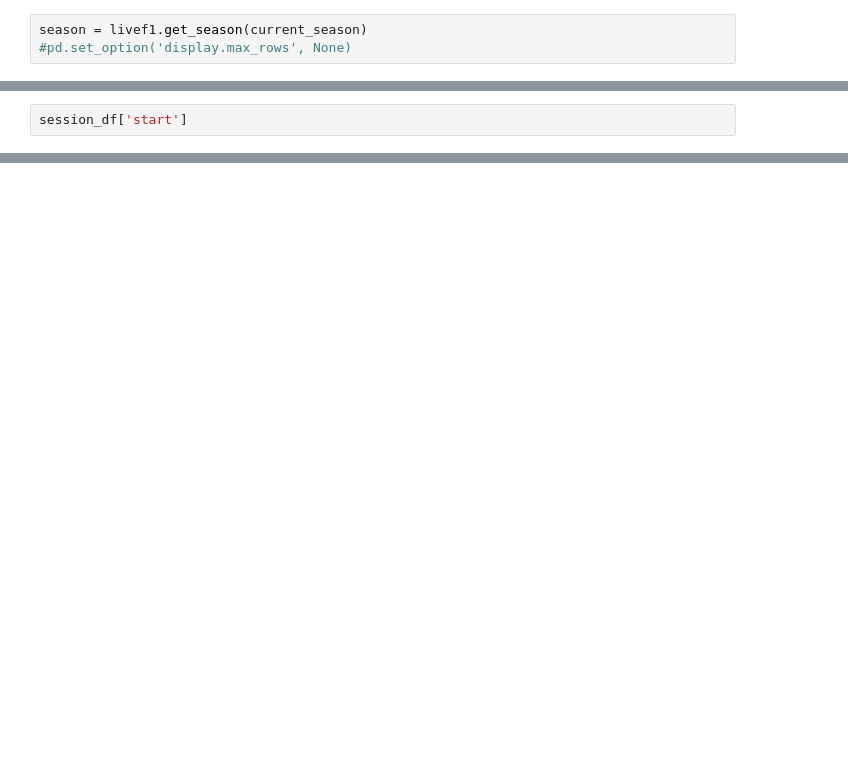
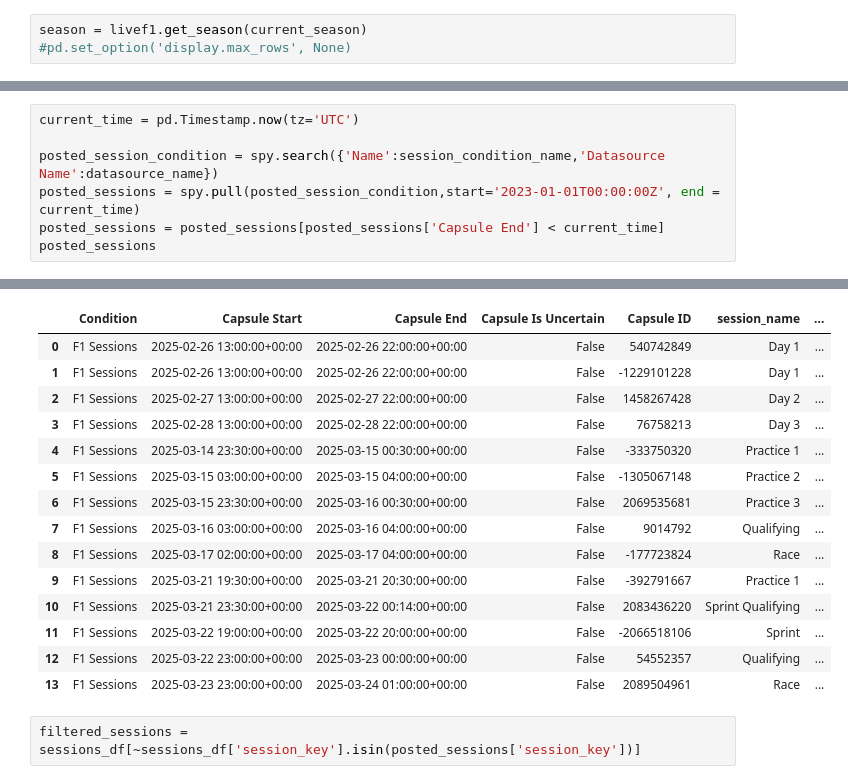
Before and after one commit to shamus-cunningham/seeq-f1, a Jupyter notebook: Push_Signals_Conditions.ipynb, the cells around one changed output, grey strips where cells are left out. Cells and saved outputs as stored; diff of their text form; blank space fills up the shorter version.

```diff
--- a/Push_Signals_Conditions.ipynb
+++ b/Push_Signals_Conditions.ipynb
@@ -67,2 +52,8 @@ sessions_df['Capsule End'] = sessions_df['session_endDate'] + sessions_df['gmtof
-# %%
-session_df['start']
+# %%
+current_time = pd.Timestamp.now(tz='UTC')
+
+posted_session_condition = spy.search({'Name':session_condition_name,'Datasource Name':datasource_name})
+posted_sessions = spy.pull(posted_session_condition,start='2023-01-01T00:00:00Z', end = current_time)
+posted_sessions = posted_sessions[posted_sessions['Capsule End'] < current_time]
+posted_sessions
+# %% [output]
@@ -68,0 +63,17 @@ session_df['start']
+|  | Condition | Capsule Start | Capsule End | Capsule Is Uncertain | Capsule ID | session_name | ... |
+| 0 | F1 Sessions | 2025-02-26 13:00:00+00:00 | 2025-02-26 22:00:00+00:00 | False | 540742849 | Day 1 | ... |
+| 1 | F1 Sessions | 2025-02-26 13:00:00+00:00 | 2025-02-26 22:00:00+00:00 | False | -1229101228 | Day 1 | ... |
+| 2 | F1 Sessions | 2025-02-27 13:00:00+00:00 | 2025-02-27 22:00:00+00:00 | False | 1458267428 | Day 2 | ... |
+| 3 | F1 Sessions | 2025-02-28 13:00:00+00:00 | 2025-02-28 22:00:00+00:00 | False | 76758213 | Day 3 | ... |
+| 4 | F1 Sessions | 2025-03-14 23:30:00+00:00 | 2025-03-15 00:30:00+00:00 | False | -333750320 | Practice 1 | ... |
+| 5 | F1 Sessions | 2025-03-15 03:00:00+00:00 | 2025-03-15 04:00:00+00:00 | False | -1305067148 | Practice 2 | ... |
+| 6 | F1 Sessions | 2025-03-15 23:30:00+00:00 | 2025-03-16 00:30:00+00:00 | False | 2069535681 | Practice 3 | ... |
+| 7 | F1 Sessions | 2025-03-16 03:00:00+00:00 | 2025-03-16 04:00:00+00:00 | False | 9014792 | Qualifying | ... |
+| 8 | F1 Sessions | 2025-03-17 02:00:00+00:00 | 2025-03-17 04:00:00+00:00 | False | -177723824 | Race | ... |
+| 9 | F1 Sessions | 2025-03-21 19:30:00+00:00 | 2025-03-21 20:30:00+00:00 | False | -392791667 | Practice 1 | ... |
+| 10 | F1 Sessions | 2025-03-21 23:30:00+00:00 | 2025-03-22 00:14:00+00:00 | False | 2083436220 | Sprint Qualifying | ... |
+| 11 | F1 Sessions | 2025-03-22 19:00:00+00:00 | 2025-03-22 20:00:00+00:00 | False | -2066518106 | Sprint | ... |
+| 12 | F1 Sessions | 2025-03-22 23:00:00+00:00 | 2025-03-23 00:00:00+00:00 | False | 54552357 | Qualifying | ... |
+| 13 | F1 Sessions | 2025-03-23 23:00:00+00:00 | 2025-03-24 01:00:00+00:00 | False | 2089504961 | Race | ... |
+# %%
+filtered_sessions = sessions_df[~sessions_df['session_key'].isin(posted_sessions['session_key'])]
```
Also changed, not shown: parts of 8 cells of this notebook.
